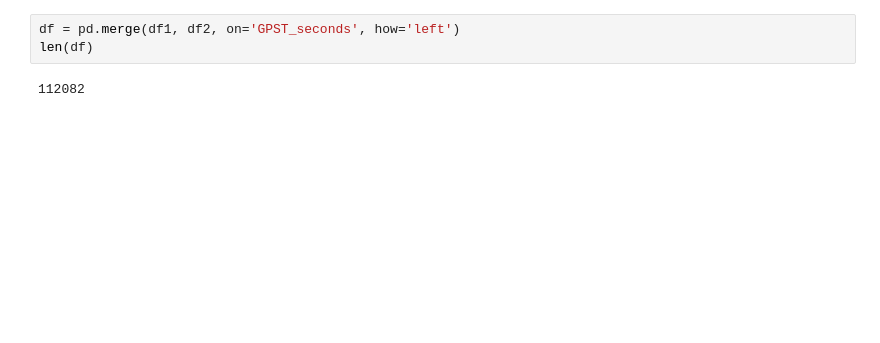
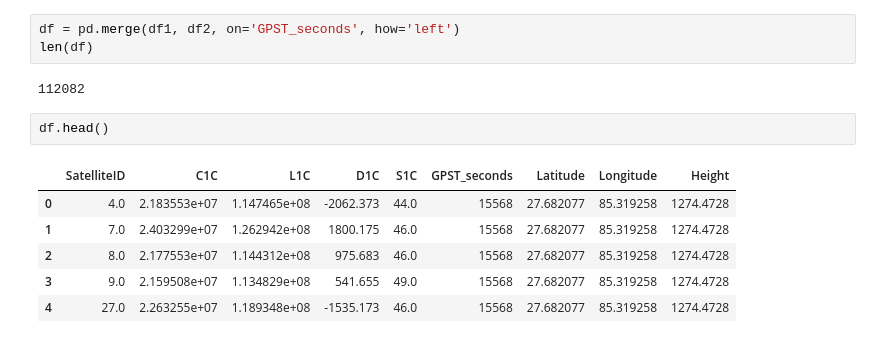
Before and after one commit to ZeyadSaleh-ejust/RTKCorrection, a Jupyter notebook: research/data_transformation.ipynb, the cells around one changed output. Drawn from its saved outputs; the diff is of its cells as text; blank space fills up the shorter version.

```diff
--- a/research/data_transformation.ipynb
+++ b/research/data_transformation.ipynb
@@ -30,3 +68,12 @@ df = pd.merge(df1, df2, on='GPST_seconds', how='left')
 len(df)
 # %% [output]
 112082
+# %%
+df.head()
+# %% [output]
+|  | SatelliteID | C1C | L1C | D1C | S1C | GPST_seconds | Latitude | Longitude | Height |
+| 0 | 4.0 | 2.183553e+07 | 1.147465e+08 | -2062.373 | 44.0 | 15568 | 27.682077 | 85.319258 | 1274.4728 |
+| 1 | 7.0 | 2.403299e+07 | 1.262942e+08 | 1800.175 | 46.0 | 15568 | 27.682077 | 85.319258 | 1274.4728 |
+| 2 | 8.0 | 2.177553e+07 | 1.144312e+08 | 975.683 | 46.0 | 15568 | 27.682077 | 85.319258 | 1274.4728 |
+| 3 | 9.0 | 2.159508e+07 | 1.134829e+08 | 541.655 | 49.0 | 15568 | 27.682077 | 85.319258 | 1274.4728 |
+| 4 | 27.0 | 2.263255e+07 | 1.189348e+08 | -1535.173 | 46.0 | 15568 | 27.682077 | 85.319258 | 1274.4728 |
```
Also changed, not shown: parts of 19 cells of this notebook.
